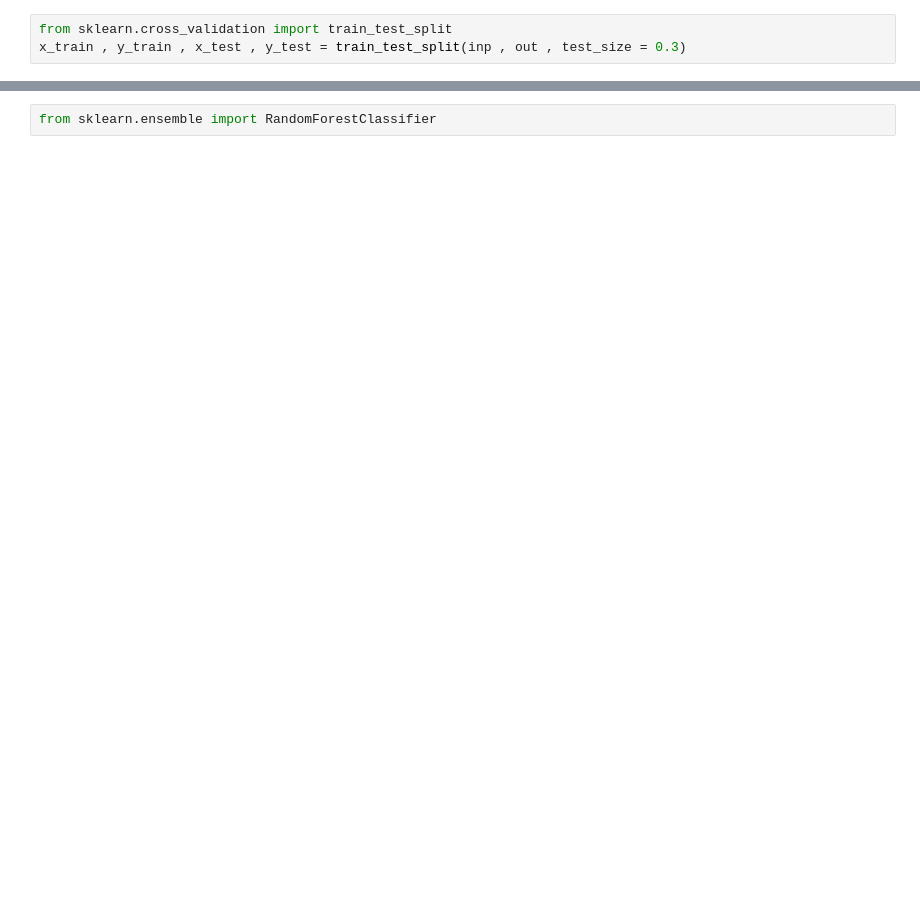
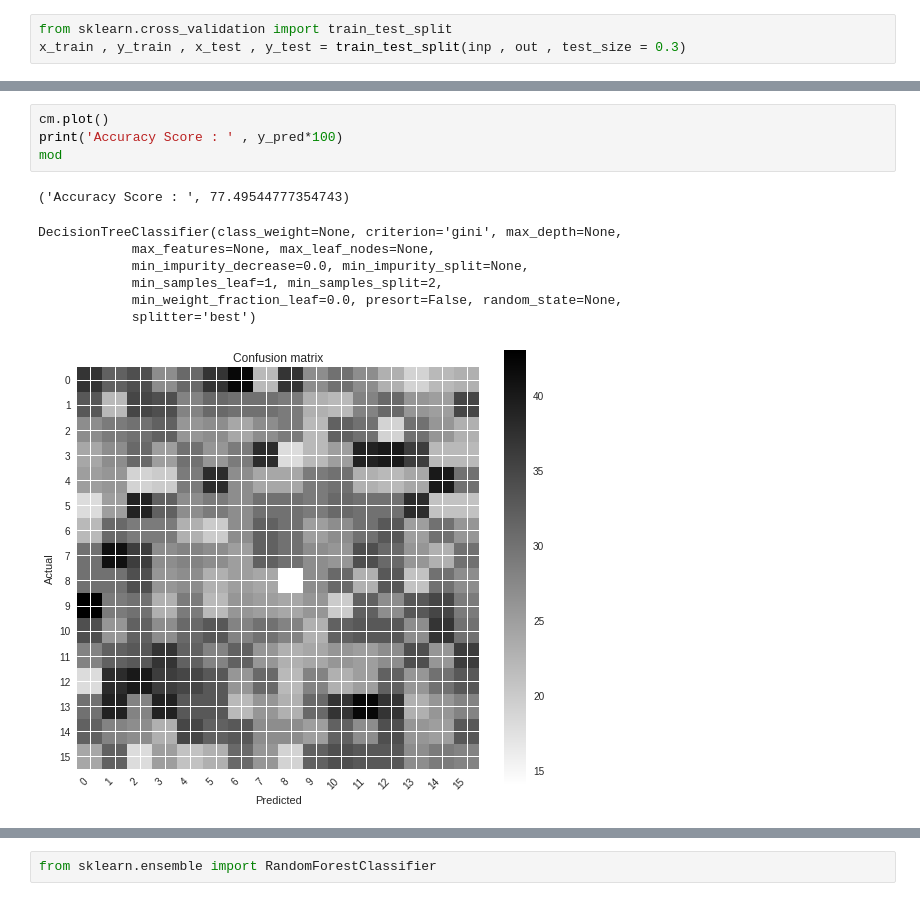
Before and after one commit to Shreyas3108/Multipath-selection-using-ML, a Jupyter notebook: TreeClass.ipynb, the cells around one changed output, grey strips where cells are left out. Saved outputs shown, nothing was run; the diff lists cells and outputs as text; blank space fills up the shorter version.

```diff
--- a/TreeClass.ipynb
+++ b/TreeClass.ipynb
@@ -108,3 +110,16 @@ accuracy_score(y_test , pred)
+# %%
+cm.plot()
+print('Accuracy Score : ' , y_pred*100)
+mod
+# %% [output]
+('Accuracy Score : ', 77.49544777354743)
+DecisionTreeClassifier(class_weight=None, criterion='gini', max_depth=None,
+            max_features=None, max_leaf_nodes=None,
+            min_impurity_decrease=0.0, min_impurity_split=None,
+            min_samples_leaf=1, min_samples_split=2,
+            min_weight_fraction_leaf=0.0, presort=False, random_state=None,
+            splitter='best')
+[figure, added]
 # %%
 mod = DecisionTreeClassifier(criterion = 'entropy' , max_depth = 400)
 
```
Also changed, not shown: parts of 20 cells of this notebook.
